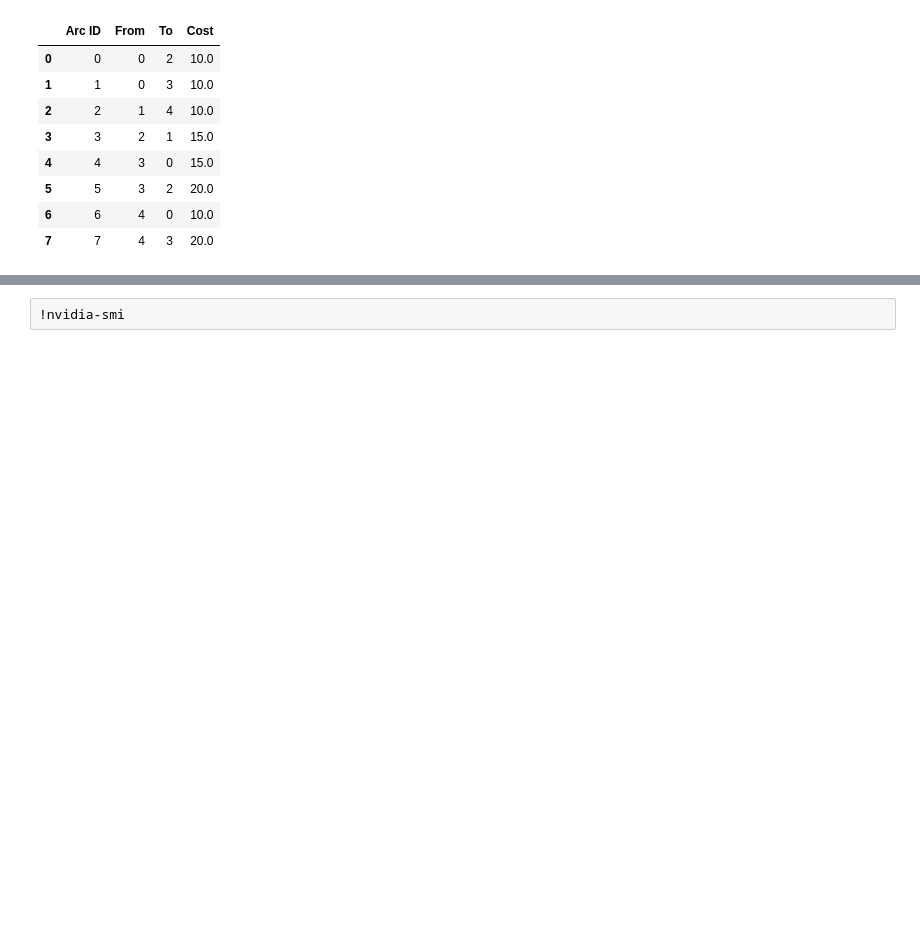
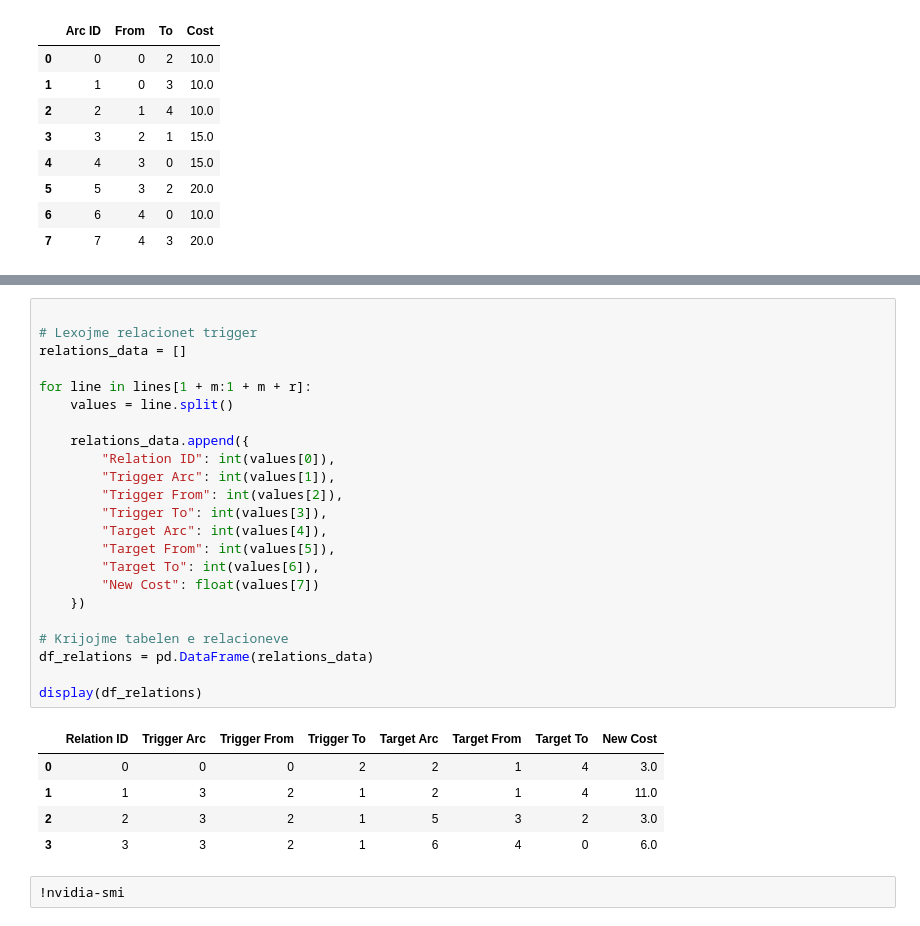
Before and after one commit to erazeqiri/EraZeqiri_The_Trigger_Arc_TSP, a Jupyter notebook: trigger_arc_tsp_analysis.ipynb, the cells around one changed output, grey strips where cells are left out. Drawn from its saved outputs; the diff is of its cells as text; blank space fills up the shorter version.

```diff
--- a/trigger_arc_tsp_analysis.ipynb
+++ b/trigger_arc_tsp_analysis.ipynb
@@ -81,3 +157,32 @@ display(df_arcs)
+# %%
+
+# Lexojme relacionet trigger
+relations_data = []
+
+for line in lines[1 + m:1 + m + r]:
+    values = line.split()
+
+    relations_data.append({
+        "Relation ID": int(values[0]),
+        "Trigger Arc": int(values[1]),
+        "Trigger From": int(values[2]),
+        "Trigger To": int(values[3]),
+        "Target Arc": int(values[4]),
+        "Target From": int(values[5]),
+        "Target To": int(values[6]),
+        "New Cost": float(values[7])
+    })
+
+# Krijojme tabelen e relacioneve
+df_relations = pd.DataFrame(relations_data)
+
+display(df_relations)
+# %% [output]
+|  | Relation ID | Trigger Arc | Trigger From | Trigger To | Target Arc | Target From | Target To | New Cost |
+| 0 | 0 | 0 | 0 | 2 | 2 | 1 | 4 | 3.0 |
+| 1 | 1 | 3 | 2 | 1 | 2 | 1 | 4 | 11.0 |
+| 2 | 2 | 3 | 2 | 1 | 5 | 3 | 2 | 3.0 |
+| 3 | 3 | 3 | 2 | 1 | 6 | 4 | 0 | 6.0 |
 # %%
 !nvidia-smi
 # %% [output]
```
Also changed, not shown: parts of 1 cell of this notebook, 1 other file.
